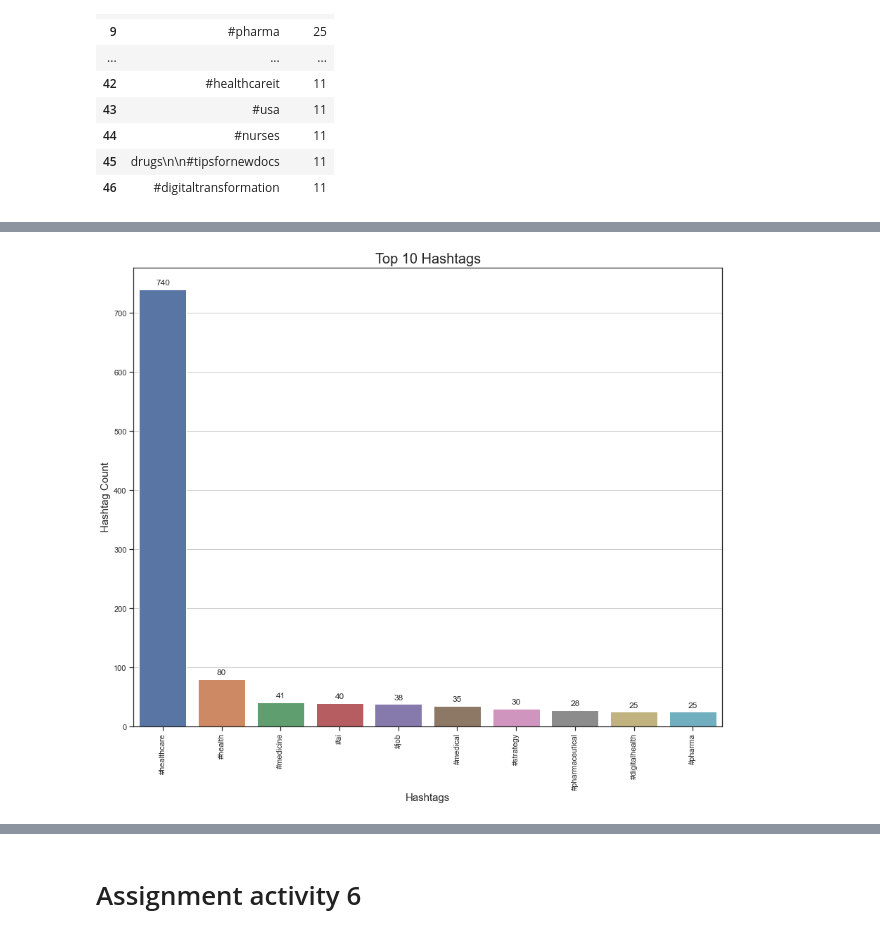
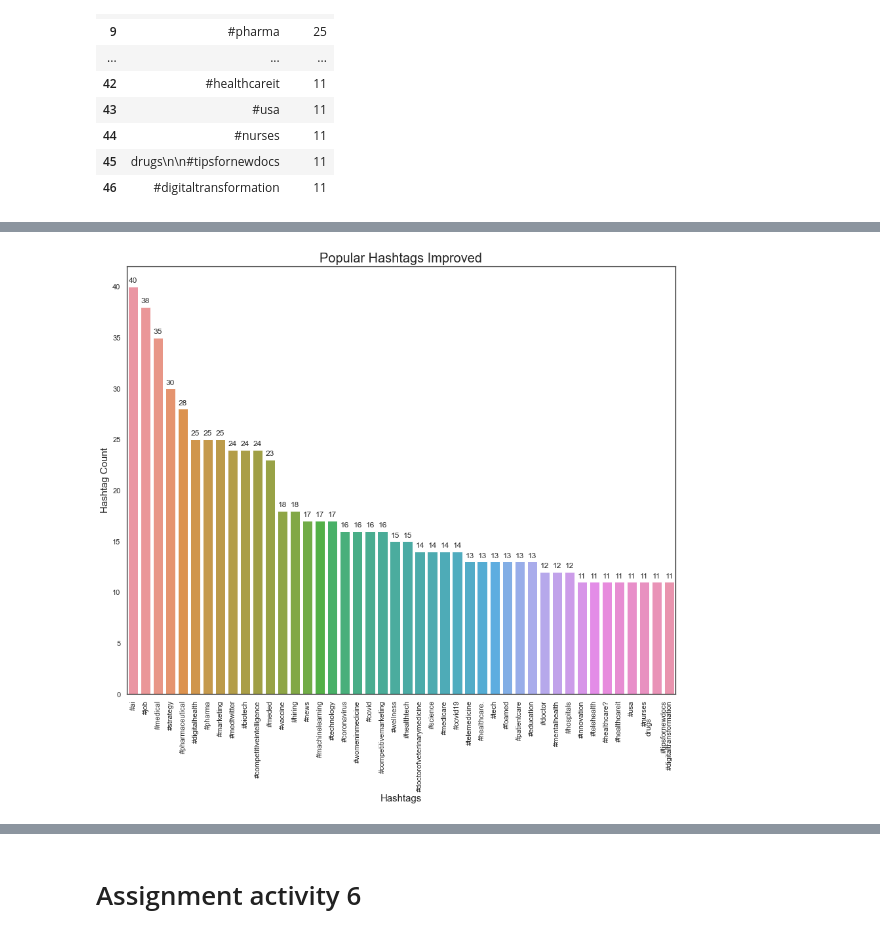
Before and after one commit to irina2621/LSE_DA_NHS_analysis, a Jupyter notebook: Popkova_Irina_DA201_Assignment_Notebook.ipynb, the cells around one changed output, grey strips where cells are left out. Saved outputs shown, nothing was run; the diff lists cells and outputs as text; code cells hidden in the pictures.

Commit message:
Add files via upload
improved hashtags dataset IQR method
comment added

```diff
--- a/Popkova_Irina_DA201_Assignment_Notebook.ipynb
+++ b/Popkova_Irina_DA201_Assignment_Notebook.ipynb
@@ -1028,0 +1118,15 @@ top10
+# %%
+# Improve the dataframe above_10 with IQR method to remove the outliners.
+# Define Q1 (25% quantile), Q3 (75% quantile) and IQR(interquantile range)=Q3-Q1.
+Q1 = above_10['count'].quantile(0.25)
+Q3 = above_10['count'].quantile(0.75)
+IQR = Q3-Q1
+
+# Calculate lower and upper bounds for the new subset of data.
+lower_bound = Q1 - IQR*1.5
+upper_bound = Q3 + IQR*1.5
+lower_bound, upper_bound
+
+# Create a new sample with 'count' values within the bounds.
+sample = above_10[(above_10['count'] > lower_bound) & (above_10['count'] < upper_bound)]
+sample
@@ -1029,20 +1151,20 @@ top10
 # %%
-# Create a barplot based on top10.
-graph = sns.barplot(x='word', y='count' , data=top10)
+# Create a barplot based on sample dataframe.
+graph = sns.barplot(x='word', y='count' , data=sample)
 
 # Annotate the axes, labels and ticks.
 graph.set_xticklabels(graph.get_xticklabels(),rotation=90)
 graph.set_xlabel('Hashtags', fontsize=15)
 graph.set_ylabel('Hashtag Count', fontsize=15)
-graph.set_title('Top 10 Hashtags', fontsize=20)
+graph.set_title('Popular Hashtags Improved', fontsize=20)
 
 # Add annotation of values.
 for p in graph.patches:
     graph.annotate(format(p.get_height(), '.0f'),
                    (p.get_x() + p.get_width() / 2., p.get_height()),
                    ha = 'center', va = 'center',
                    xytext = (0, 9),
                    textcoords = 'offset points')
 # %% [output]
-[figure, old version]
+[figure, new version]
 # %% [markdown]
```
Also changed, not shown: parts of 36 cells of this notebook.
